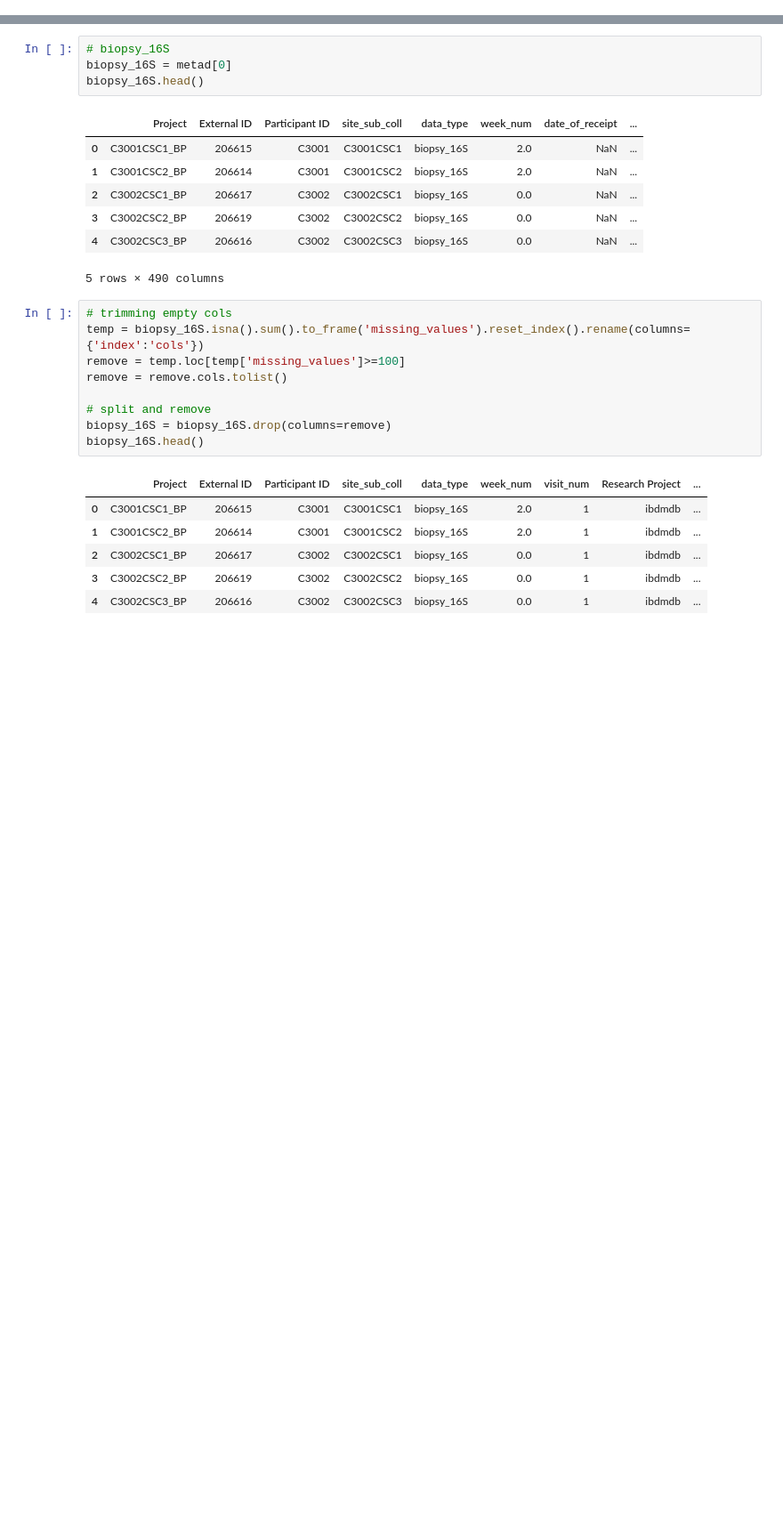
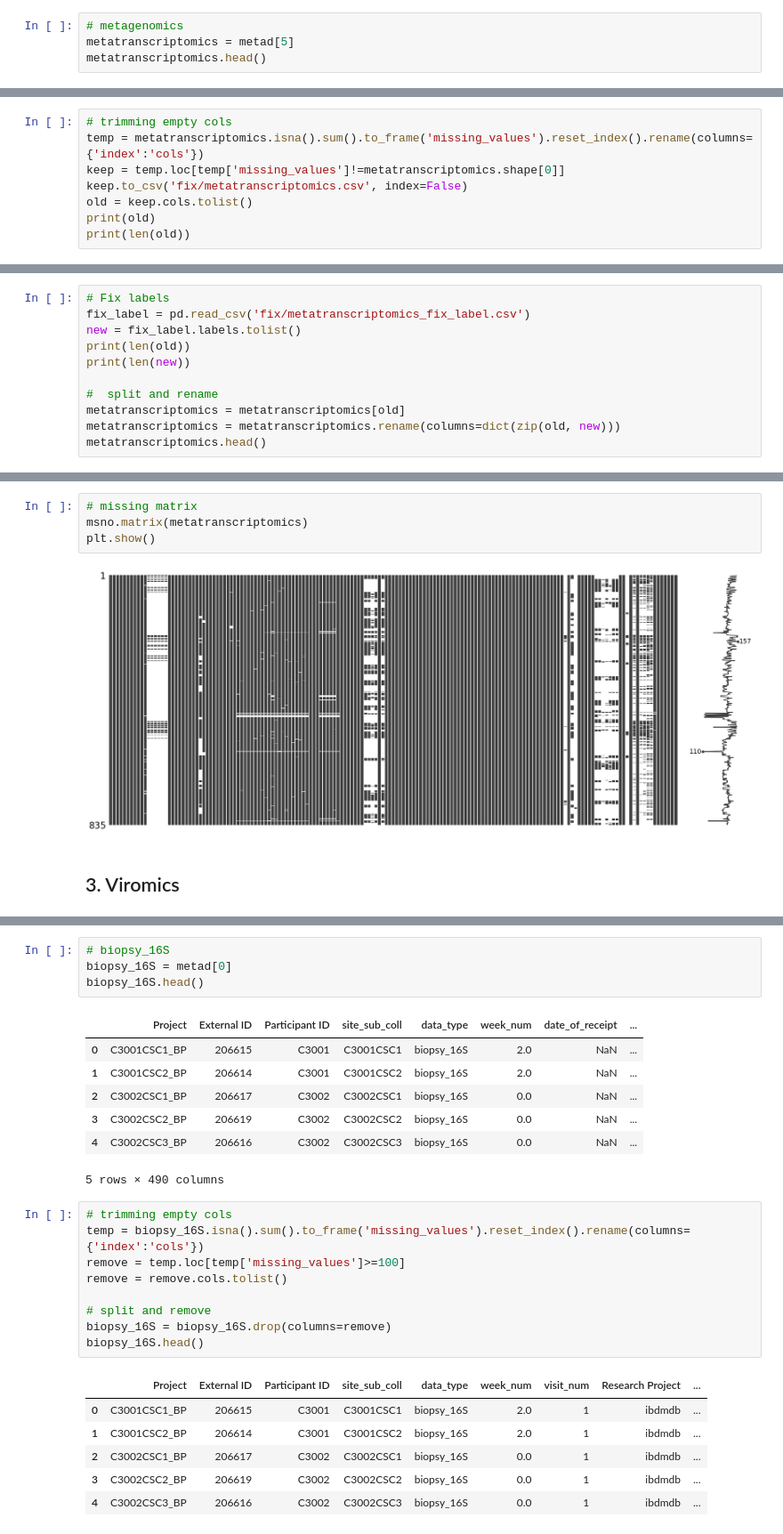
Before and after one commit to dguevaraapaza/Microbiome-Project, a Jupyter notebook: Project_Bioinformatics.ipynb, the cells around one changed output, grey strips where cells are left out. Shown at 89% size. Drawn from its saved outputs; the diff is of its cells as text; blank space fills up the shorter version.

```diff
--- a/Project_Bioinformatics.ipynb
+++ b/Project_Bioinformatics.ipynb
@@ -139,0 +125,4 @@ Name: count, dtype: int64
+# %%
+# metagenomics
+metatranscriptomics = metad[5]
+metatranscriptomics.head()
@@ -139,0 +137,8 @@ Name: count, dtype: int64
+# %%
+# trimming empty cols
+temp = metatranscriptomics.isna().sum().to_frame('missing_values').reset_index().rename(columns={'index':'cols'})
+keep = temp.loc[temp['missing_values']!=metatranscriptomics.shape[0]]
+keep.to_csv('fix/metatranscriptomics.csv', index=False)
+old = keep.cols.tolist()
+print(old)
+print(len(old))
@@ -139,0 +148,11 @@ Name: count, dtype: int64
+# %%
+# Fix labels
+fix_label = pd.read_csv('fix/metatranscriptomics_fix_label.csv')
+new = fix_label.labels.tolist()
+print(len(old))
+print(len(new))
+
+#  split and rename
+metatranscriptomics = metatranscriptomics[old]
+metatranscriptomics = metatranscriptomics.rename(columns=dict(zip(old, new)))
+metatranscriptomics.head()
@@ -139,0 +169,8 @@ Name: count, dtype: int64
+# %%
+# missing matrix
+msno.matrix(metatranscriptomics)
+plt.show()
+# %% [output]
+[figure, added]
+# %% [markdown]
+## 3. Viromics
```
Also changed, not shown: parts of 24 cells of this notebook, 7 other files.
